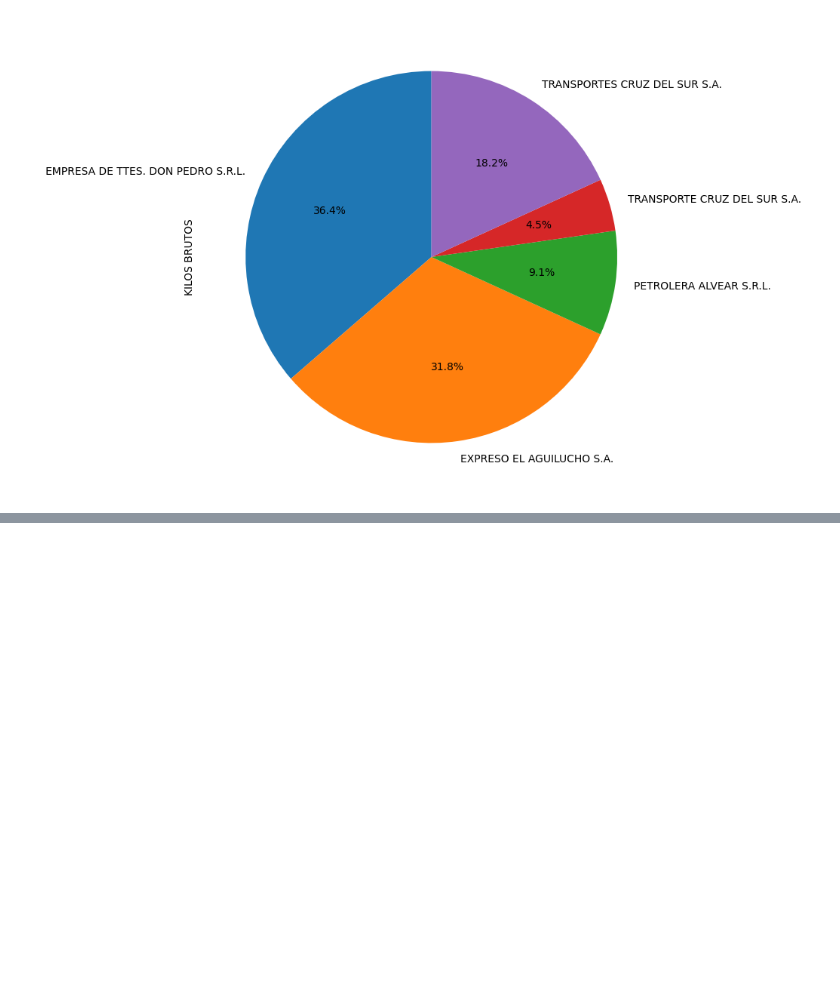
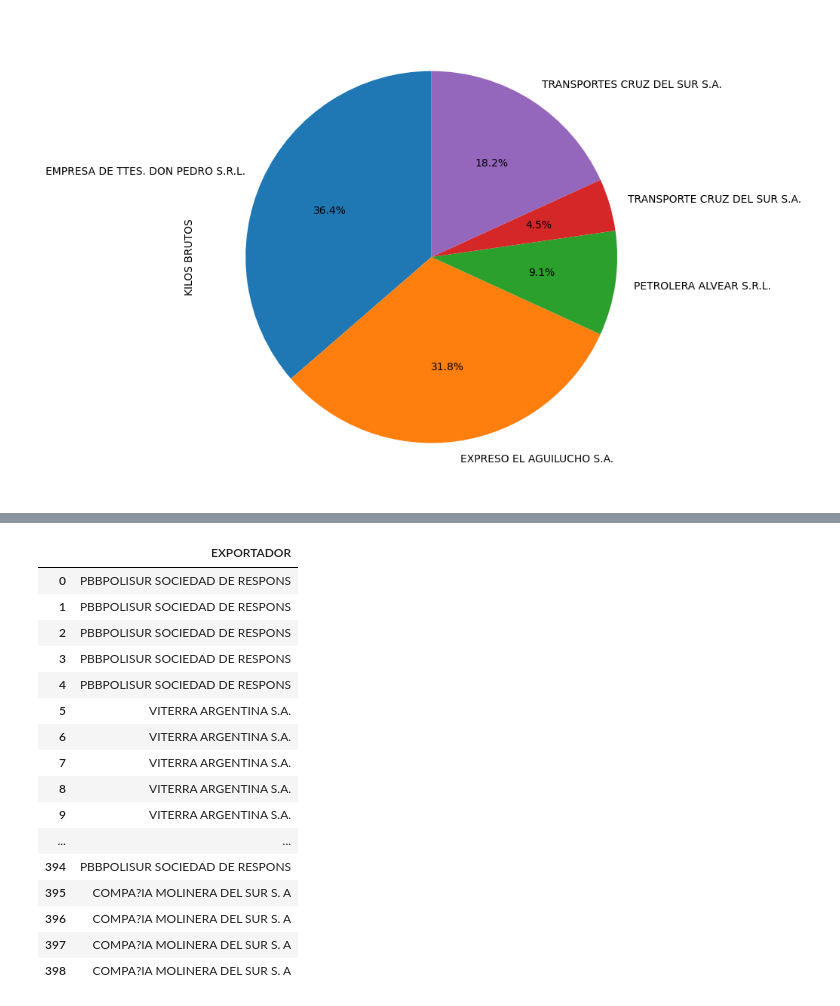
Before and after one commit to RaphaelNicaise/pdfs-to-excel, a Jupyter notebook: test-notebook.ipynb, the cells around one changed output, grey strips where cells are left out. Cells and saved outputs as stored; diff of their text form; code cells hidden in the pictures; blank space fills up the shorter version.

```diff
--- a/test-notebook.ipynb
+++ b/test-notebook.ipynb
@@ -186,0 +172,8 @@ df
+# %%
+def get_DESTINATARIO(pdf: PDFQuery):
+    text  =  pdf.pq('LTTextLineHorizontal:contains("34 Destinatario / Destinatario")').next().text()
+    return text
+
+pdf = PDFQuery(archivos[1])
+pdf.load(0)
+get_DESTINATARIO(pdf)
@@ -186,0 +313,34 @@ df
+# %%
+def get_EXPORTADOR(pdf: PDFQuery):
+    text  =  pdf.pq('LTTextLineHorizontal:contains("/ Remetente")').next().text()
+    return text
+# %%
+data = []
+for archivo in archivos:
+    pdf = PDFQuery(archivo)
+    pdf.load(0)
+    data.append(get_EXPORTADOR(pdf))
+# %%
+import pandas as pd
+
+df = pd.DataFrame({'EXPORTADOR':data})
+df['EXPORTADOR'] = df['EXPORTADOR'].str.split('\n').str[0]
+df
+# %% [output]
+|  | EXPORTADOR |
+| 0 | PBBPOLISUR SOCIEDAD DE RESPONS |
+| 1 | PBBPOLISUR SOCIEDAD DE RESPONS |
+| 2 | PBBPOLISUR SOCIEDAD DE RESPONS |
+| 3 | PBBPOLISUR SOCIEDAD DE RESPONS |
+| 4 | PBBPOLISUR SOCIEDAD DE RESPONS |
+| 5 | VITERRA ARGENTINA S.A. |
+| 6 | VITERRA ARGENTINA S.A. |
+| 7 | VITERRA ARGENTINA S.A. |
+| 8 | VITERRA ARGENTINA S.A. |
+| 9 | VITERRA ARGENTINA S.A. |
+| ... | ... |
+| 394 | PBBPOLISUR SOCIEDAD DE RESPONS |
+| 395 | COMPA?IA MOLINERA DEL SUR S. A |
+| 396 | COMPA?IA MOLINERA DEL SUR S. A |
+| 397 | COMPA?IA MOLINERA DEL SUR S. A |
+| 398 | COMPA?IA MOLINERA DEL SUR S. A |
```
Also changed, not shown: parts of 11 cells of this notebook.
